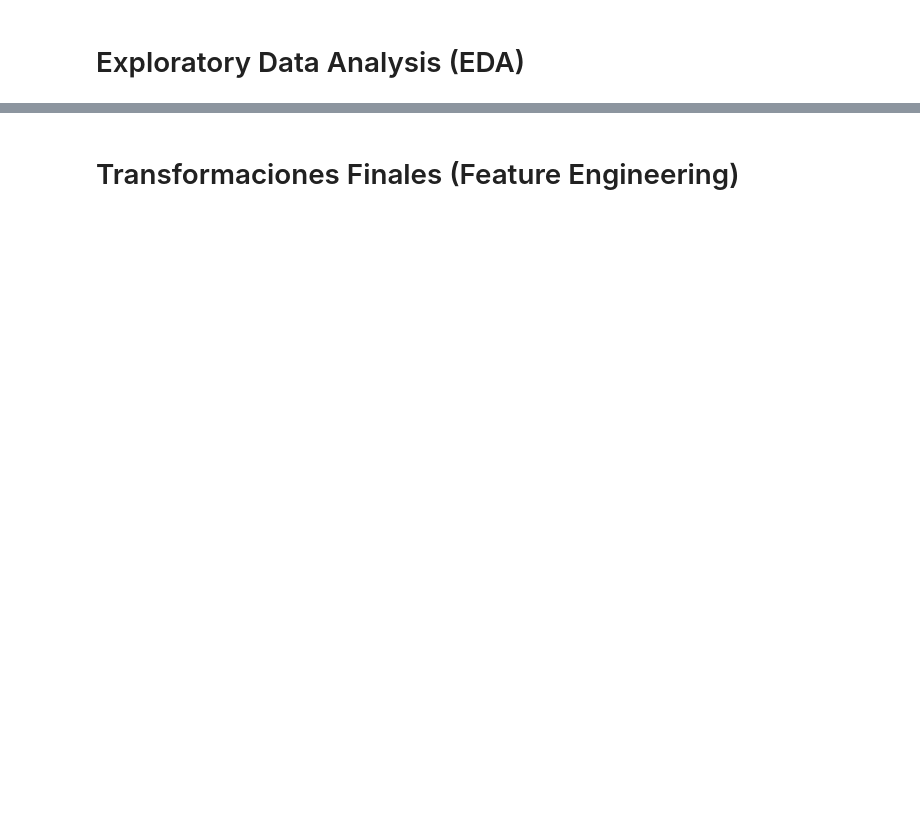
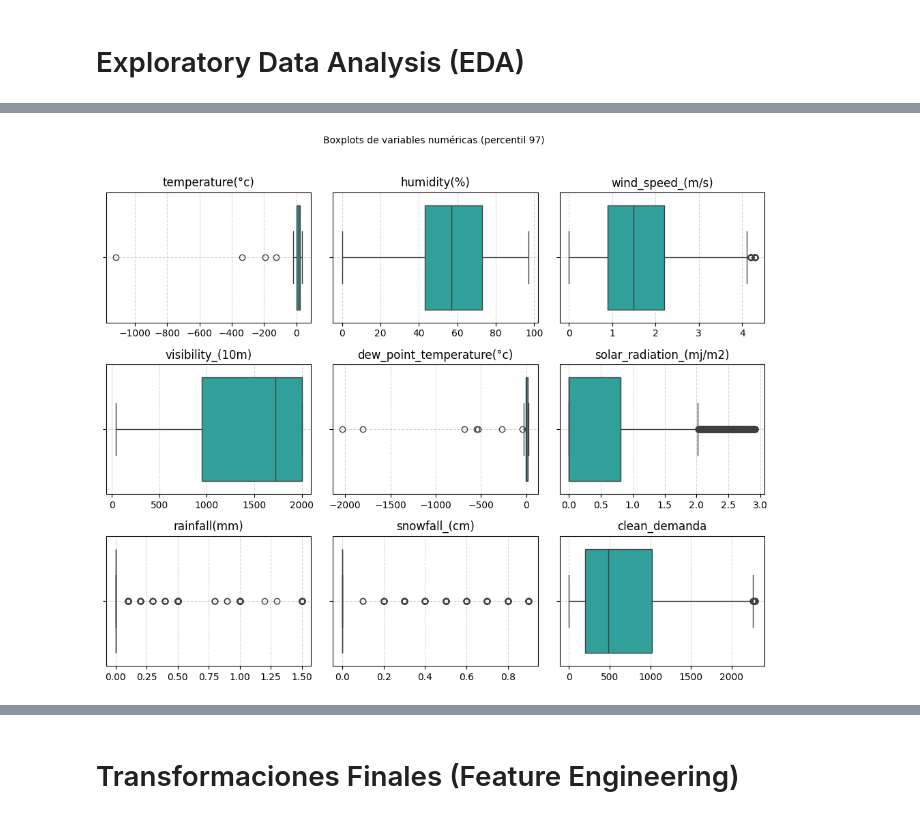
Before and after one commit to Delbert-CV/MLOps-entregas, a Jupyter notebook: src/fase1.ipynb, the cells around one changed output, grey strips where cells are left out. Cells and saved outputs as stored; diff of their text form; code cells hidden in the pictures; blank space fills up the shorter version.

```diff
--- a/src/fase1.ipynb
+++ b/src/fase1.ipynb
@@ -579,0 +616,3 @@ dtype: float64
+# %%
+df.dropna(subset=['date', 'hour'], inplace=True)
+df.isna().sum() / len(df) * 100
@@ -639,0 +761,26 @@ df.rename(columns={'demanda_limpia': 'demanda'}, inplace=True)
+# %%
+# Ahora  usaremos el percentil 95 para detectar si tenemos data manipulada
+
+df_97 = df.copy()
+
+for col in numerical_cols:
+    upper_limit = df[col].quantile(0.97)
+    df_97 = df_97[ df_97[col] <= upper_limit ]
+
+fig, axes = plt.subplots(3, 3, figsize=(10, 8))
+axes = axes.flatten()
+
+for i, col in enumerate(numerical_cols):
+    sns.boxplot(data=df_97, x=col, color='lightseagreen', ax=axes[i])
+    axes[i].set_title(f'{col}', fontsize=12)
+    axes[i].set_xlabel('')
+    axes[i].grid(True, linestyle='--', alpha=0.5)
+
+for j in range(len(numerical_cols), len(axes)):
+    fig.delaxes(axes[j])
+
+fig.suptitle('Boxplots de variables numéricas (percentil 97)', fontsize=10, y=1.02)
+plt.tight_layout()
+plt.show()
+# %% [output]
+[figure, added]
```
Also changed, not shown: parts of 62 cells of this notebook.
